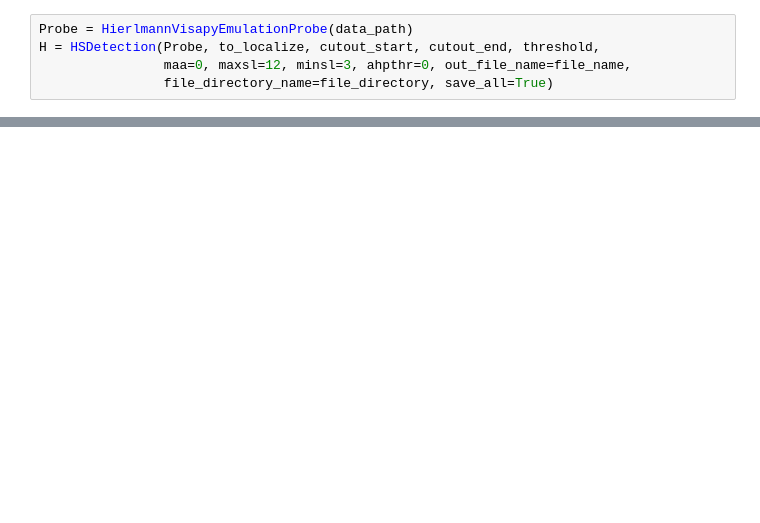
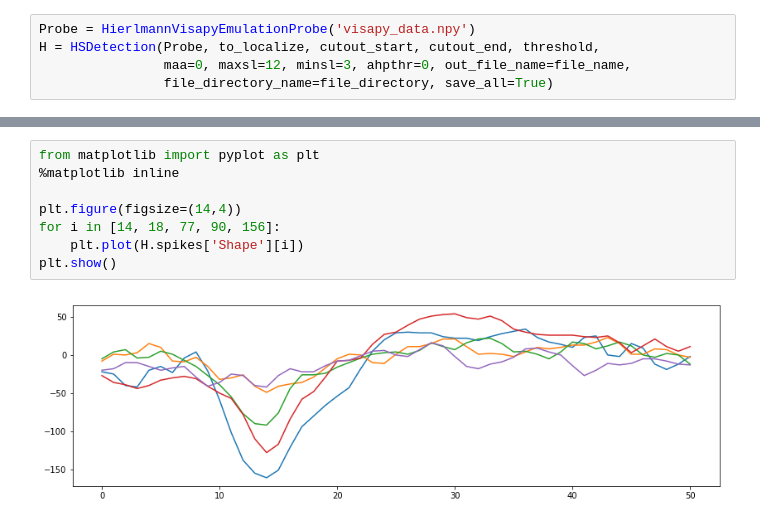
Before and after one commit to psambit9791/SpikeSort, a Jupyter notebook: TopSpikes.ipynb, the cells around one changed output, grey strips where cells are left out. Cells and saved outputs as stored; diff of their text form; blank space fills up the shorter version.

Commit message:
Spike Detection and AE Reconstruction

```diff
--- a/TopSpikes.ipynb
+++ b/TopSpikes.ipynb
@@ -26,5 +34,5 @@ NameError: name 'h5py' is not defined
 # %%
-Probe = HierlmannVisapyEmulationProbe(data_path)
+Probe = HierlmannVisapyEmulationProbe('visapy_data.npy')
 H = HSDetection(Probe, to_localize, cutout_start, cutout_end, threshold,
                 maa=0, maxsl=12, minsl=3, ahpthr=0, out_file_name=file_name,
                 file_directory_name=file_directory, save_all=True)
@@ -33,0 +89,10 @@ H.LoadDetected()
+# %%
+from matplotlib import pyplot as plt
+%matplotlib inline
+
+plt.figure(figsize=(14,4))
+for i in [14, 18, 77, 90, 156]:
+    plt.plot(H.spikes['Shape'][i])
+plt.show()
+# %% [output]
+[figure, added]
```
Also changed, not shown: parts of 15 cells of this notebook, 7 other files.
